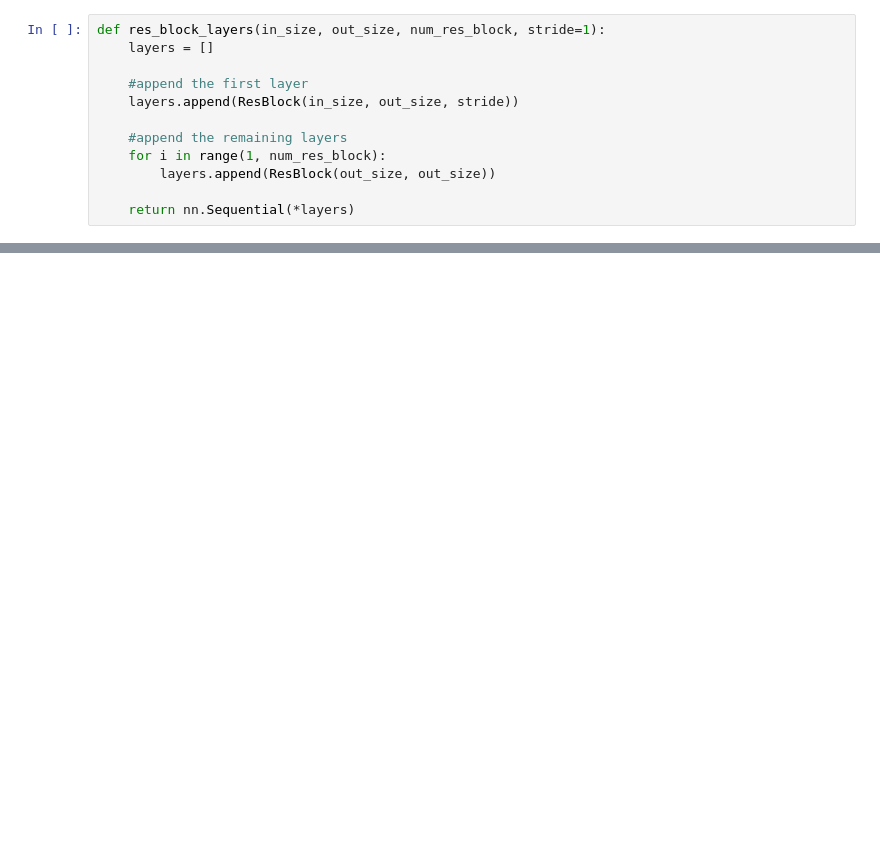
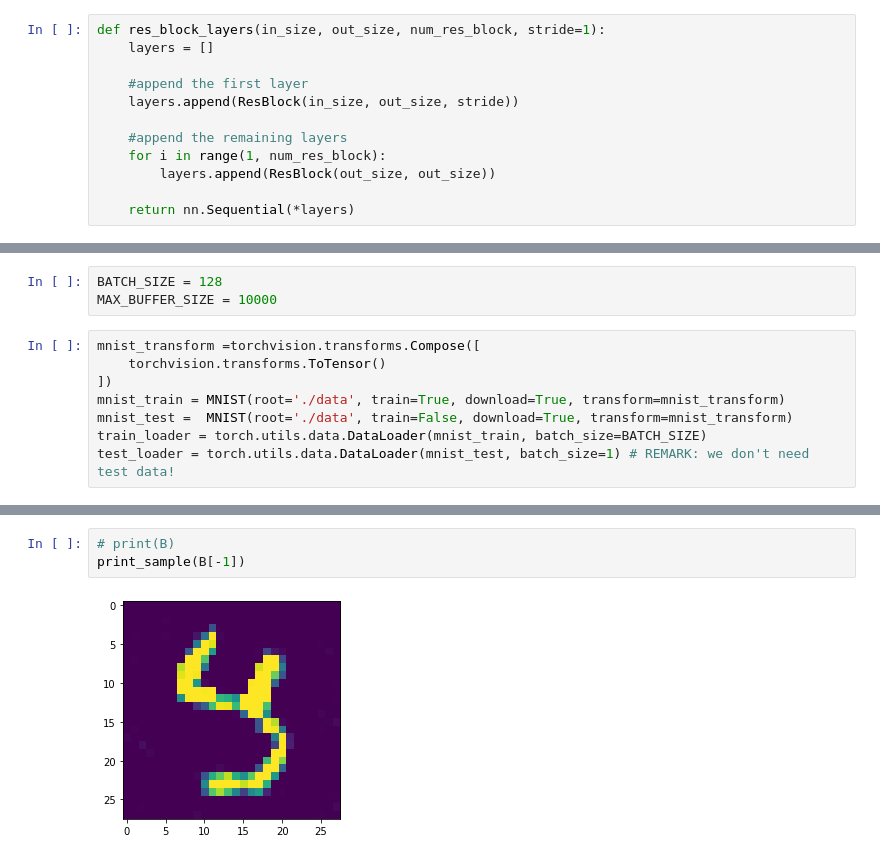
Before and after one commit to mshakerinava/IFT6269-A20-proj6, a Jupyter notebook: ift_project.ipynb, the cells around one changed output, grey strips where cells are left out. Drawn from its saved outputs; the diff is of its cells as text; blank space fills up the shorter version.

```diff
--- a/ift_project.ipynb
+++ b/ift_project.ipynb
@@ -174,0 +87,11 @@ tensor(-23.0629, grad_fn=<MeanBackward0>)
+# %%
+BATCH_SIZE = 128
+MAX_BUFFER_SIZE = 10000
+# %%
+mnist_transform =torchvision.transforms.Compose([
+    torchvision.transforms.ToTensor()
+])
+mnist_train = MNIST(root='./data', train=True, download=True, transform=mnist_transform)
+mnist_test =  MNIST(root='./data', train=False, download=True, transform=mnist_transform)
+train_loader = torch.utils.data.DataLoader(mnist_train, batch_size=BATCH_SIZE)
+test_loader = torch.utils.data.DataLoader(mnist_test, batch_size=1) # REMARK: we don't need test data!
@@ -174,0 +202,5 @@ tensor(-23.0629, grad_fn=<MeanBackward0>)
+# %%
+# print(B)
+print_sample(B[-1])
+# %% [output]
+[figure, added]
```
Also changed, not shown: parts of 9 cells of this notebook.
